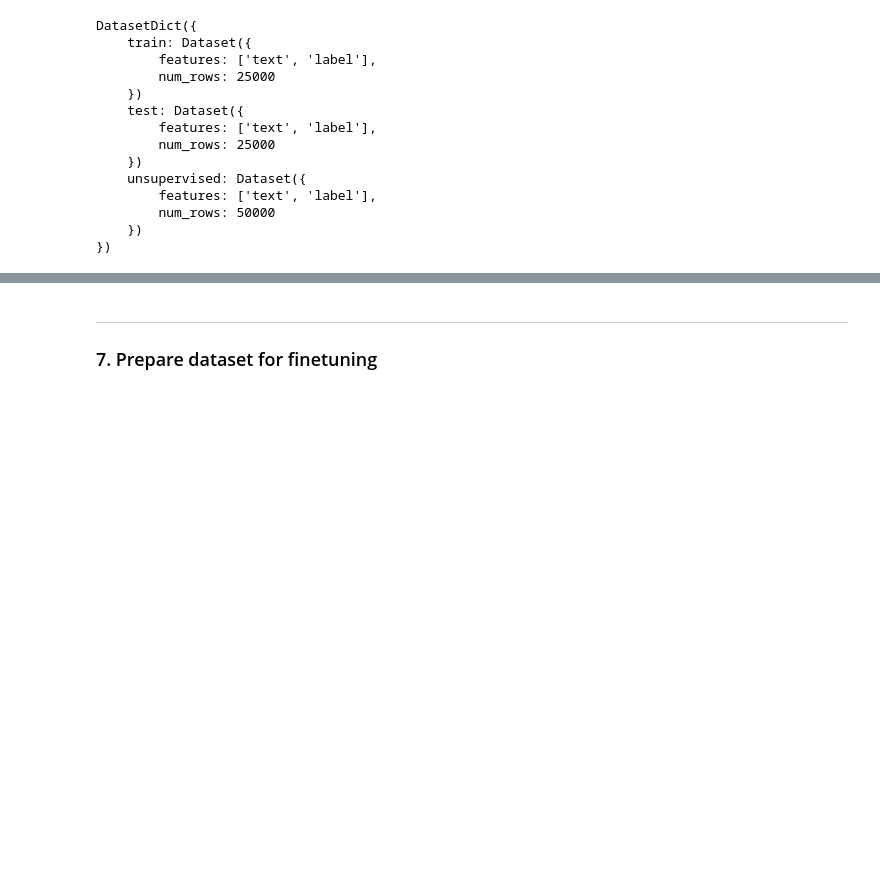
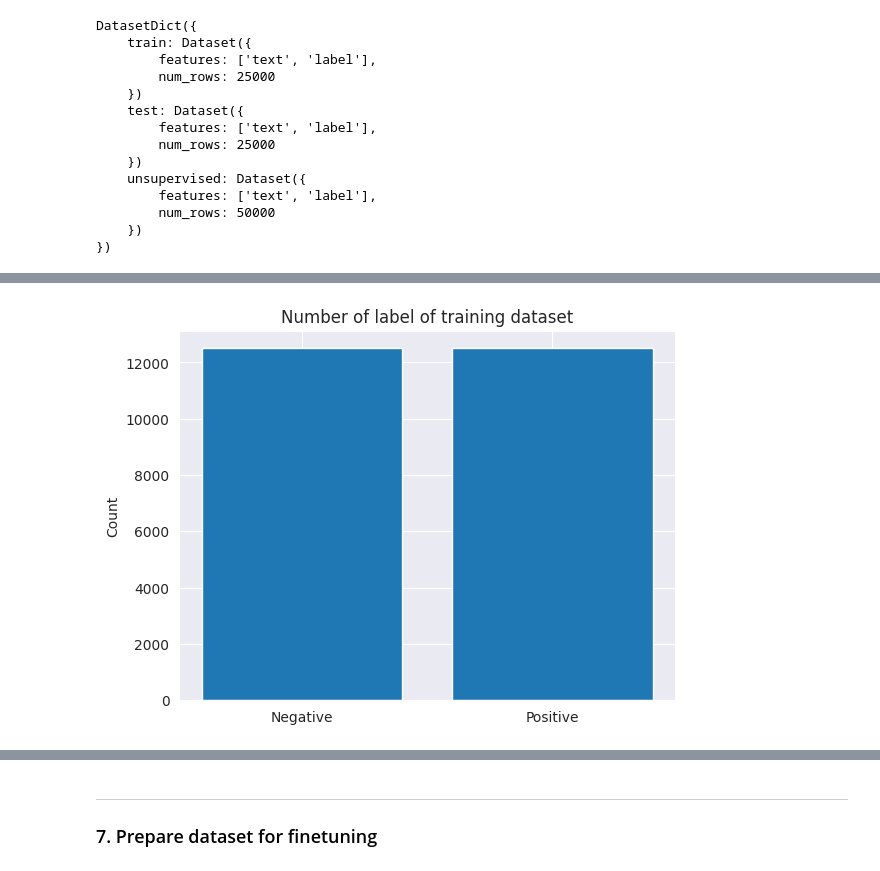
Before and after one commit to mistery09/AKI_Seminar_2_Project_Demo, a Jupyter notebook: src/LLaMA_Finetuning_Syon_Kadkade.ipynb, the cells around one changed output, grey strips where cells are left out. Saved outputs shown, nothing was run; the diff lists cells and outputs as text; code cells hidden in the pictures; blank space fills up the shorter version.

```diff
--- a/src/LLaMA_Finetuning_Syon_Kadkade.ipynb
+++ b/src/LLaMA_Finetuning_Syon_Kadkade.ipynb
@@ -156,0 +170,9 @@ DatasetDict({
+# %%
+fig, ax = plt.subplots()
+number_of_zeros = dataset["train"]["label"].count(0)
+number_of_ones = dataset["train"]["label"].count(1)
+ax.bar(["Negative", "Positive"], [number_of_zeros, number_of_ones])
+ax.set(title="Number of label of training dataset", ylabel="Count")
+plt.show()
+# %% [output]
+[figure, added]
```
Also changed, not shown: parts of 18 cells of this notebook.
